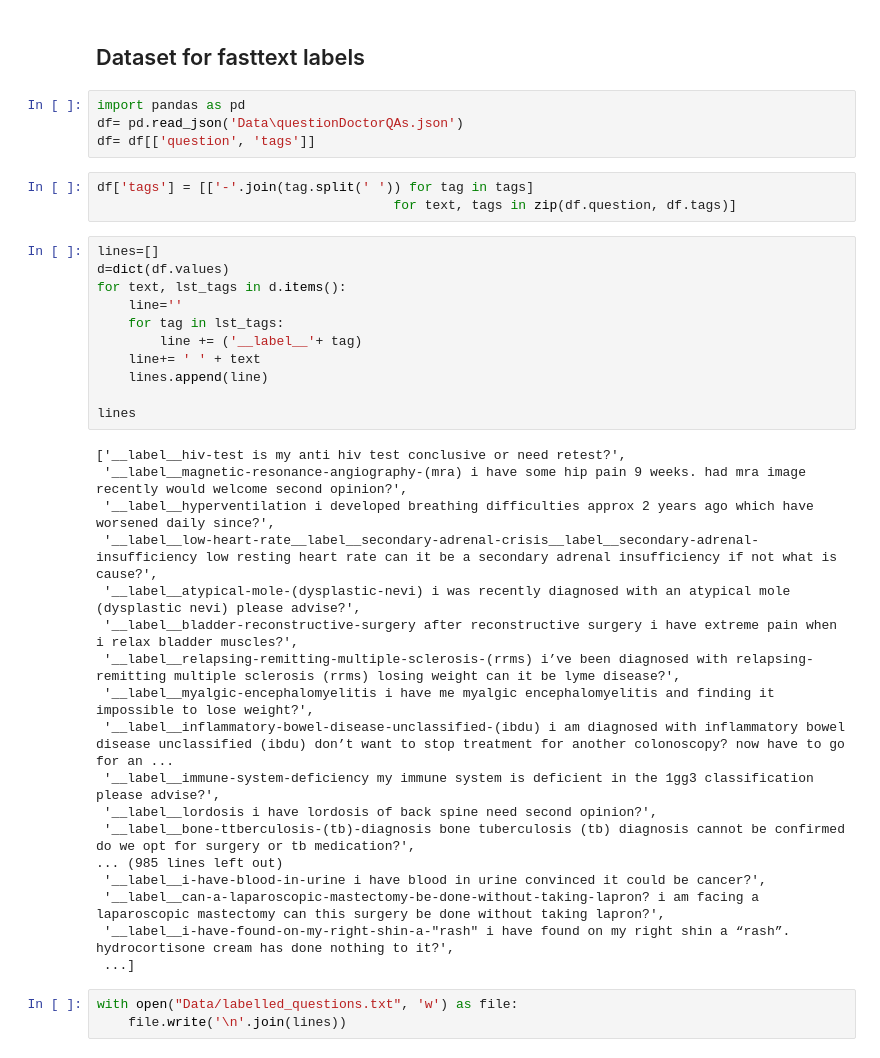
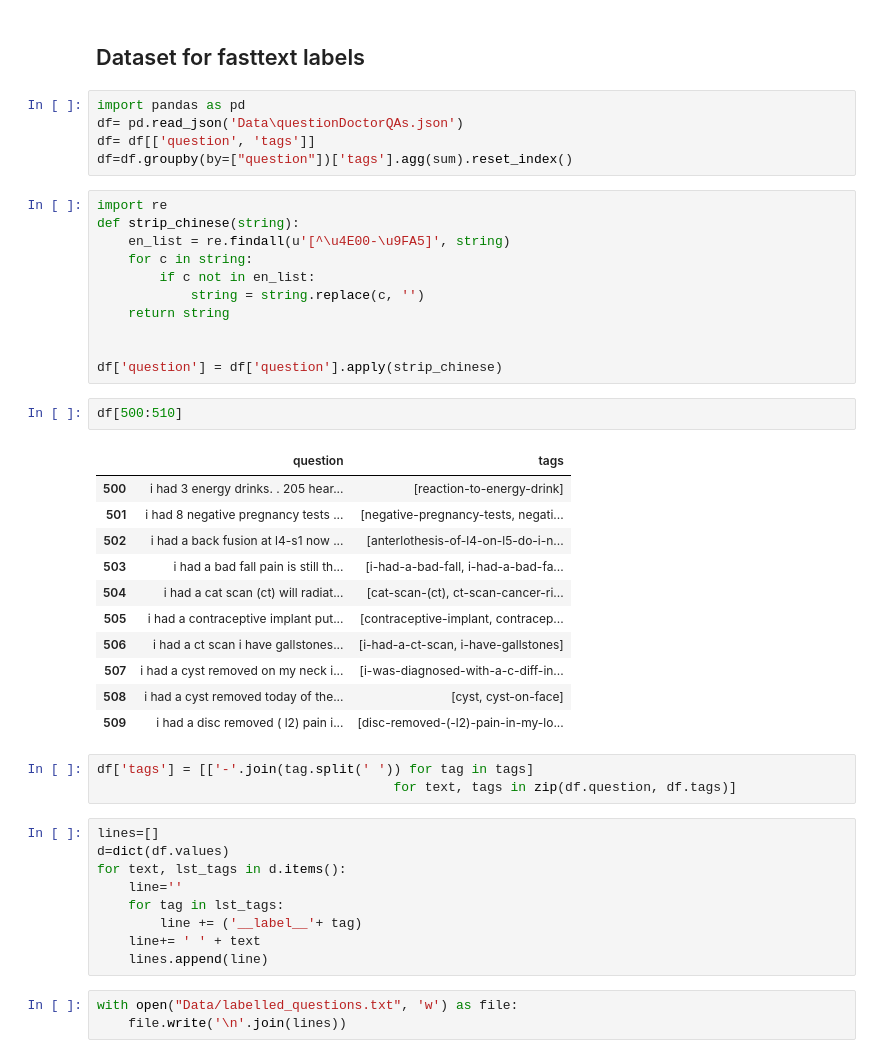
Before and after one commit to xzaviourr/HealthcareChatbot, a Jupyter notebook: cleaning.ipynb, the cells around one changed output. Saved outputs shown, nothing was run; the diff lists cells and outputs as text.

```diff
--- a/cleaning.ipynb
+++ b/cleaning.ipynb
@@ -159,6 +141,32 @@ list(causes)
 import pandas as pd
 df= pd.read_json('Data\questionDoctorQAs.json')
 df= df[['question', 'tags']]
+df=df.groupby(by=["question"])['tags'].agg(sum).reset_index()
+# %%
+import re
+def strip_chinese(string):
+    en_list = re.findall(u'[^\u4E00-\u9FA5]', string)
+    for c in string:
+        if c not in en_list:
+            string = string.replace(c, '')
+    return string
+
+
+df['question'] = df['question'].apply(strip_chinese)
+# %%
+df[500:510]
+# %% [output]
+|  | question | tags |
+| 500 | i had 3 energy drinks. . 205 hear... | [reaction-to-energy-drink] |
+| 501 | i had 8 negative pregnancy tests ... | [negative-pregnancy-tests, negati... |
+| 502 | i had a back fusion at l4-s1 now ... | [anterlothesis-of-l4-on-l5-do-i-n... |
+| 503 | i had a bad fall pain is still th... | [i-had-a-bad-fall, i-had-a-bad-fa... |
+| 504 | i had a cat scan (ct) will radiat... | [cat-scan-(ct), ct-scan-cancer-ri... |
+| 505 | i had a contraceptive implant put... | [contraceptive-implant, contracep... |
+| 506 | i had a ct scan i have gallstones... | [i-had-a-ct-scan, i-have-gallstones] |
+| 507 | i had a cyst removed on my neck i... | [i-was-diagnosed-with-a-c-diff-in... |
+| 508 | i had a cyst removed today of the... | [cyst, cyst-on-face] |
+| 509 | i had a disc removed ( l2) pain i... | [disc-removed-(-l2)-pain-in-my-lo... |
 # %%
 df['tags'] = [['-'.join(tag.split(' ')) for tag in tags]
                                       for text, tags in zip(df.question, df.tags)]
@@ -171,26 +179,6 @@ for text, lst_tags in d.items():
         line += ('__label__'+ tag)
     line+= ' ' + text
     lines.append(line)
-
-lines
-# %% [output]
-['__label__hiv-test is my anti hiv test conclusive or need retest?',
- '__label__magnetic-resonance-angiography-(mra) i have some hip pain 9 weeks. had mra image recently would welcome second opinion?',
- '__label__hyperventilation i developed breathing difficulties approx 2 years ago which have worsened daily since?',
- '__label__low-heart-rate__label__secondary-adrenal-crisis__label__secondary-adrenal-insufficiency low resting heart rate can it be a secondary adrenal insufficiency if not what is cause?',
- '__label__atypical-mole-(dysplastic-nevi) i was recently diagnosed with an atypical mole (dysplastic nevi) please advise?',
- '__label__bladder-reconstructive-surgery after reconstructive surgery i have extreme pain when i relax bladder muscles?',
- '__label__relapsing-remitting-multiple-sclerosis-(rrms) i’ve been diagnosed with relapsing-remitting multiple sclerosis (rrms) losing weight can it be lyme disease?',
- '__label__myalgic-encephalomyelitis i have me myalgic encephalomyelitis and finding it impossible to lose weight?',
- '__label__inflammatory-bowel-disease-unclassified-(ibdu) i am diagnosed with inflammatory bowel disease unclassified (ibdu) don’t want to stop treatment for another colonoscopy? now have to go for an ...
- '__label__immune-system-deficiency my immune system is deficient in the 1gg3 classification please advise?',
- '__label__lordosis i have lordosis of back spine need second opinion?',
- '__label__bone-ttberculosis-(tb)-diagnosis bone tuberculosis (tb) diagnosis cannot be confirmed do we opt for surgery or tb medication?',
-... (985 lines left out)
- '__label__i-have-blood-in-urine i have blood in urine convinced it could be cancer?',
- '__label__can-a-laparoscopic-mastectomy-be-done-without-taking-lapron? i am facing a laparoscopic mastectomy can this surgery be done without taking lapron?',
- '__label__i-have-found-on-my-right-shin-a-"rash" i have found on my right shin a “rash”. hydrocortisone cream has done nothing to it?',
- ...]
 # %%
 with open("Data/labelled_questions.txt", 'w') as file:
     file.write('\n'.join(lines))
```
Also changed, not shown: parts of 1 cell of this notebook, 5 other files.
